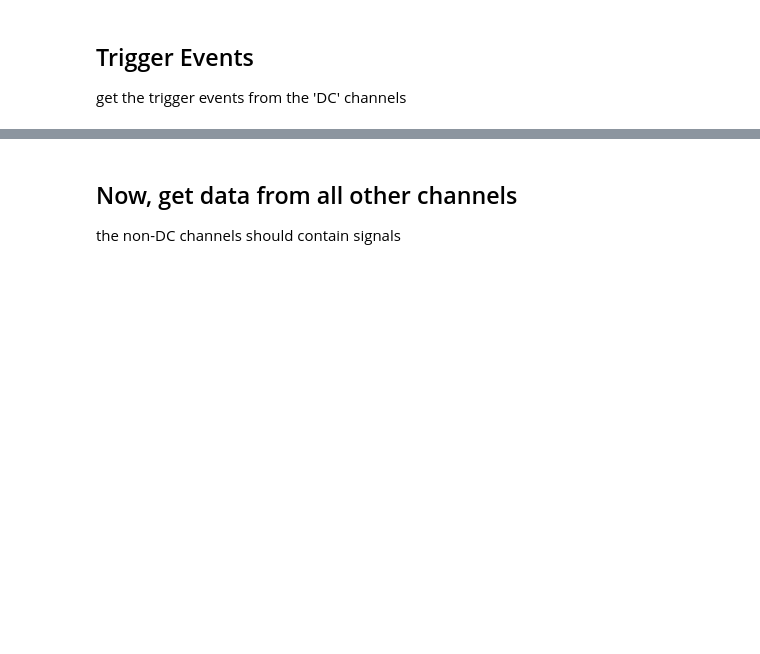
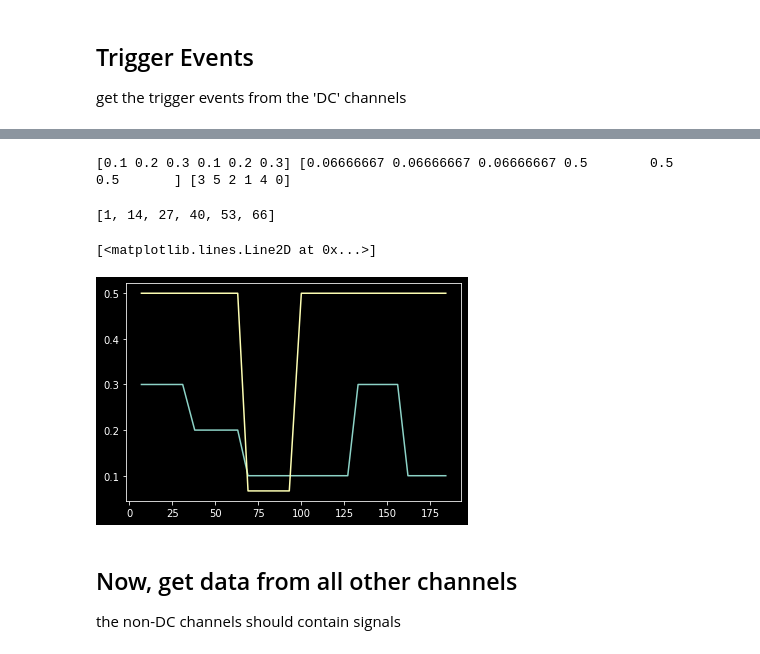
Before and after one commit to spinoza-centre/prf-seeg, a Jupyter notebook: notebooks/sEEG_1.ipynb, the cells around one changed output, grey strips where cells are left out. Drawn from its saved outputs; the diff is of its cells as text; code cells hidden in the pictures; blank space fills up the shorter version.

Commit message:
started some structure for building analysis classes etc

```diff
--- a/notebooks/sEEG_1.ipynb
+++ b/notebooks/sEEG_1.ipynb
@@ -23,4 +29,10 @@ target_el = 'W'
 edf_file = f'sub-001_run-{str(run).zfill(2)}_task-pRF_acq-2kHz.edf'
 raw_data = mne.io.read_raw_edf(os.path.join(bids_dir, subj, 'func', edf_file))
 # /Users/knapen/projects/prf-seeg/data/bids/sub-001/func/sub-001_run-03_task-pRF_acq-2kHz.edf
+
+evt_tsv_file = f'sub-001_run-{str(run).zfill(2)}_task-pRF_events.tsv'
+fix_tsv_file = f'sub-001_run-{str(run).zfill(2)}_task-pRF_fix_responses.tsv'
+exp_yml_file = f'sub-001_run-{str(run).zfill(2)}_task-pRF_expsettings.yml'
+seq_timing_h5_file = f'sub-001_run-{str(run).zfill(2)}_task-pRF_seq_timing.h5'
+aperture_h5_file = f'sub-001_run-{str(run).zfill(2)}_task-pRF_apertures.h5'
 # %% [output]
@@ -84 +96,8 @@ print(raw_data.ch_names)
 ["POL A'1", "POL A'2", "POL A'3", "POL A'4", "POL A'5", "POL A'6", "POL A'7", "POL A'8", "POL A'9", "POL A'10", "POL A'13", "POL A'14", "POL F'1", "POL F'2", "POL F'3", "POL F'4", "POL F'5", "POL F'6" ...
+# %%
+evt_data = pd.read_csv(os.path.join(bids_dir, subj, 'func', evt_tsv_file), sep='\t')
+start_time = evt_data[evt_data.event_type == 'pulse'].onset_abs.values[0]
+trial_data = evt_data[evt_data.event_type == 'stim'][['bar_direction', 'bar_width', 'bar_refresh_time', 'onset_abs']]
+trial_data = trial_data[~np.isnan(trial_data['bar_width'].values)]
+trial_data['onset_time'] = trial_data.onset_abs - start_time
+trial_data.reindex(index=np.arange(trial_data.shape[0]))
@@ -85,3 +118,27 @@ print(raw_data.ch_names)
+# %%
+bar_widths, bar_refresh_times = [0.1, 0.2, 0.3], [0.06666666667, 0.5]
+
+bws, brts = np.meshgrid(bar_widths, bar_refresh_times)
+bws, brts = bws.ravel(), brts.ravel()
+order = np.arange(bws.shape[0])
+np.random.shuffle(order)
+
+print(bws, brts, order)
+# %% [output]
+[0.1 0.2 0.3 0.1 0.2 0.3] [0.06666667 0.06666667 0.06666667 0.5        0.5        0.5       ] [3 5 2 1 4 0]
+# %%
+bar_widths = [trial_data.iloc[durations_one_pRF_expt.shape[0]*i+1].bar_width for i in range(expts_in_run)]
+bar_refresh_times = [trial_data.iloc[durations_one_pRF_expt.shape[0]*i+1].bar_refresh_time for i in range(expts_in_run)]
+
+print([durations_one_pRF_expt.shape[0]*i+1 for i in range(expts_in_run)])
+
+
+plt.plot(trial_data.bar_width[trial_data.bar_width>0])
+plt.plot(trial_data.bar_refresh_time[trial_data.bar_width>0])
+# %% [output]
+[1, 14, 27, 40, 53, 66]
+[<matplotlib.lines.Line2D at 0x...>]
+[figure, added]
 # %% [markdown]
 ## Now, get data from all other channels
 the non-DC channels should contain signals
```
Also changed, not shown: parts of 12 cells of this notebook, 9 other files.
